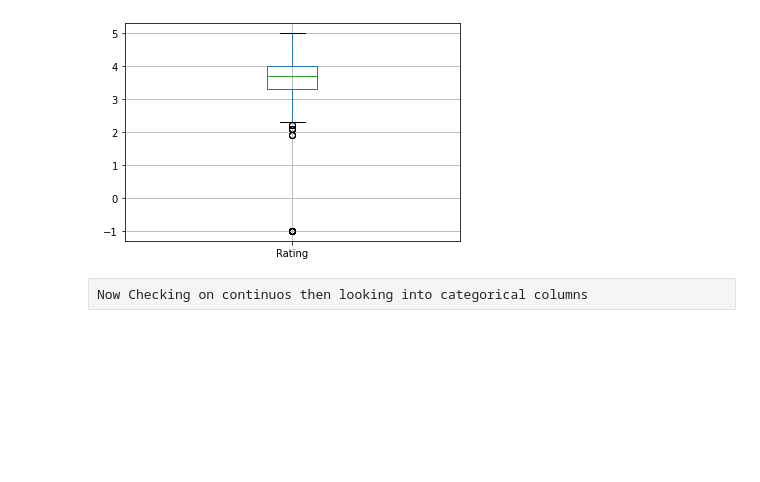
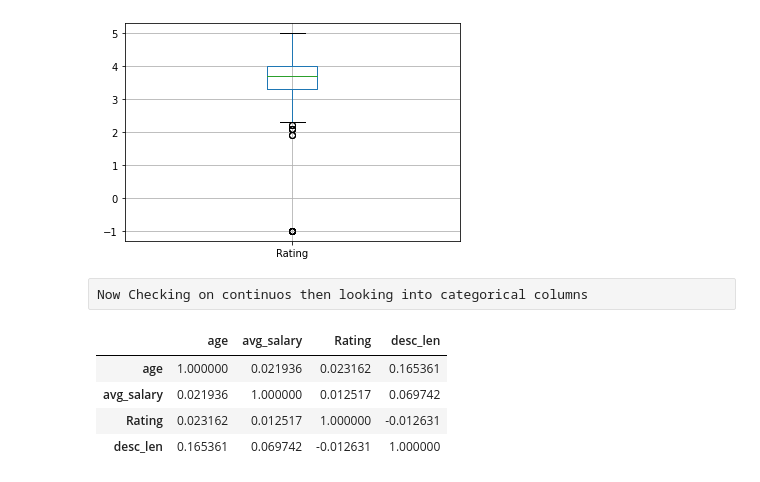
Before and after one commit to ayushjain9/Glassdoor_Salary, a Jupyter notebook: data_eda.ipynb, the cells around one changed output. Cells and saved outputs as stored; diff of their text form; code cells hidden in the pictures; blank space fills up the shorter version.

```diff
--- a/data_eda.ipynb
+++ b/data_eda.ipynb
@@ -267,3 +267,11 @@ df.boxplot(column = 'Rating')
 [figure]
 # %% [raw]
 Now Checking on continuos then looking into categorical columns
+# %%
+df[['age','avg_salary','Rating','desc_len']].corr()
+# %% [output]
+|  | age | avg_salary | Rating | desc_len |
+| age | 1.000000 | 0.021936 | 0.023162 | 0.165361 |
+| avg_salary | 0.021936 | 1.000000 | 0.012517 | 0.069742 |
+| Rating | 0.023162 | 0.012517 | 1.000000 | -0.012631 |
+| desc_len | 0.165361 | 0.069742 | -0.012631 | 1.000000 |
```
Also changed, not shown: parts of 6 cells of this notebook.
